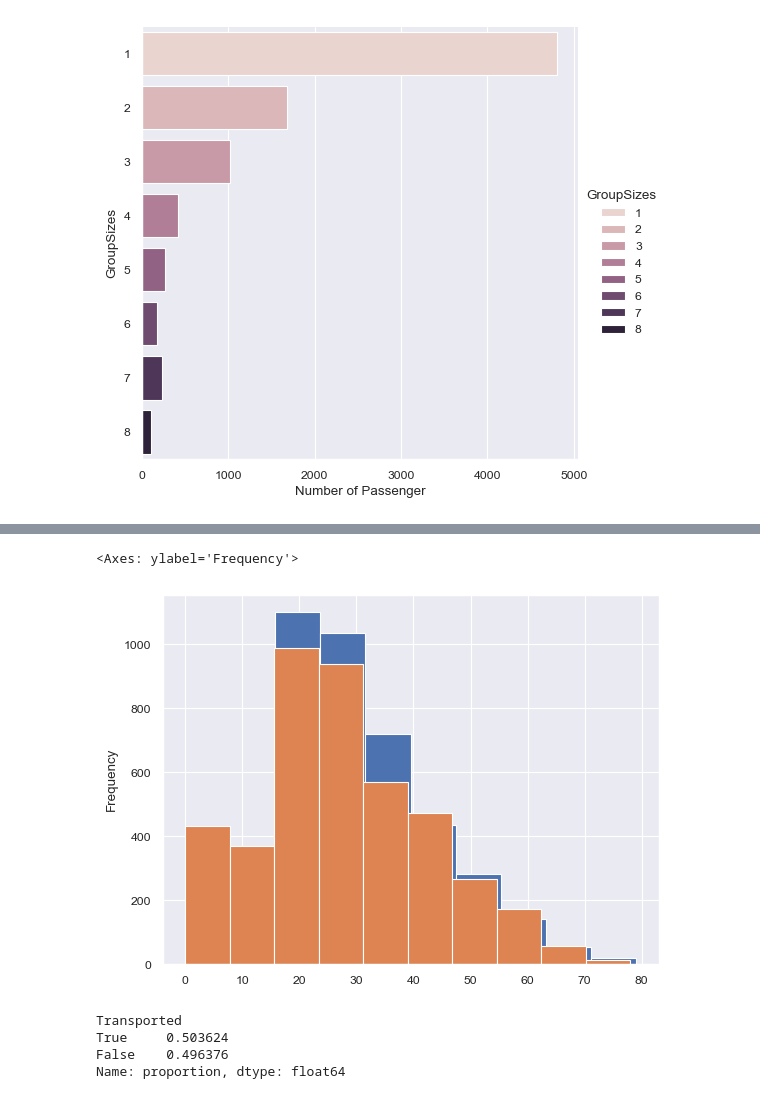
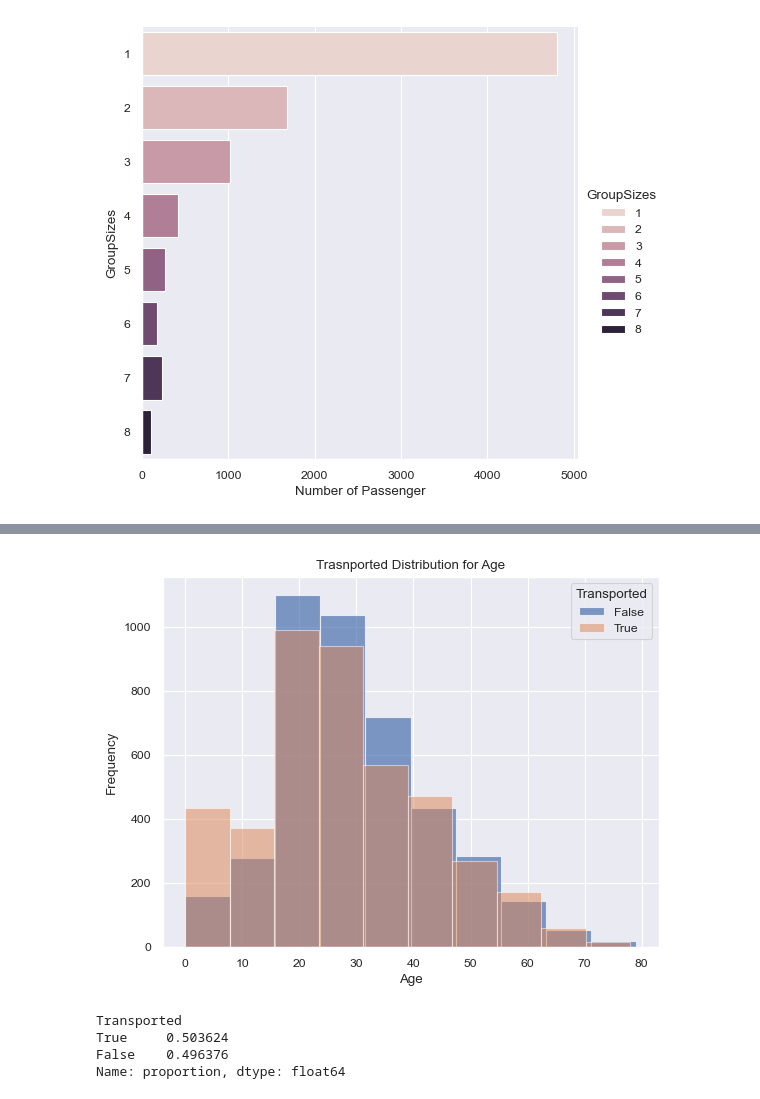
Before and after one commit to RMDS-GroupProject/spaceship_titanic, a Jupyter notebook: test.ipynb, the cells around one changed output, grey strips where cells are left out. Drawn from its saved outputs; the diff is of its cells as text; code cells hidden in the pictures.

```diff
--- a/test.ipynb
+++ b/test.ipynb
@@ -231,10 +246,14 @@ plt.show()
 # %%
-data[data["Transported"] == False]["Age"].plot(kind="hist", alpha=0.5, label="False")
-data[data["Transported"] == True]["Age"].plot(kind="hist", alpha=0.5, label="True")
-plt.legend(titl)
+data[data["Transported"] == False]["Age"].plot(
+    kind="hist", alpha=0.7, label="False")
+data[data["Transported"] == True]["Age"].plot(
+    kind="hist", alpha=0.5, label="True")
+plt.legend(title="Transported")
+plt.xlabel("Age")
+plt.title("Trasnported Distribution for Age")
+plt.show()
 # %% [output]
-<Axes: ylabel='Frequency'>
-[figure, old version]
+[figure, new version]
 # %%
 data["Transported"].value_counts(normalize=True)
 # %% [output]
```
Also changed, not shown: parts of 1 cell of this notebook.
